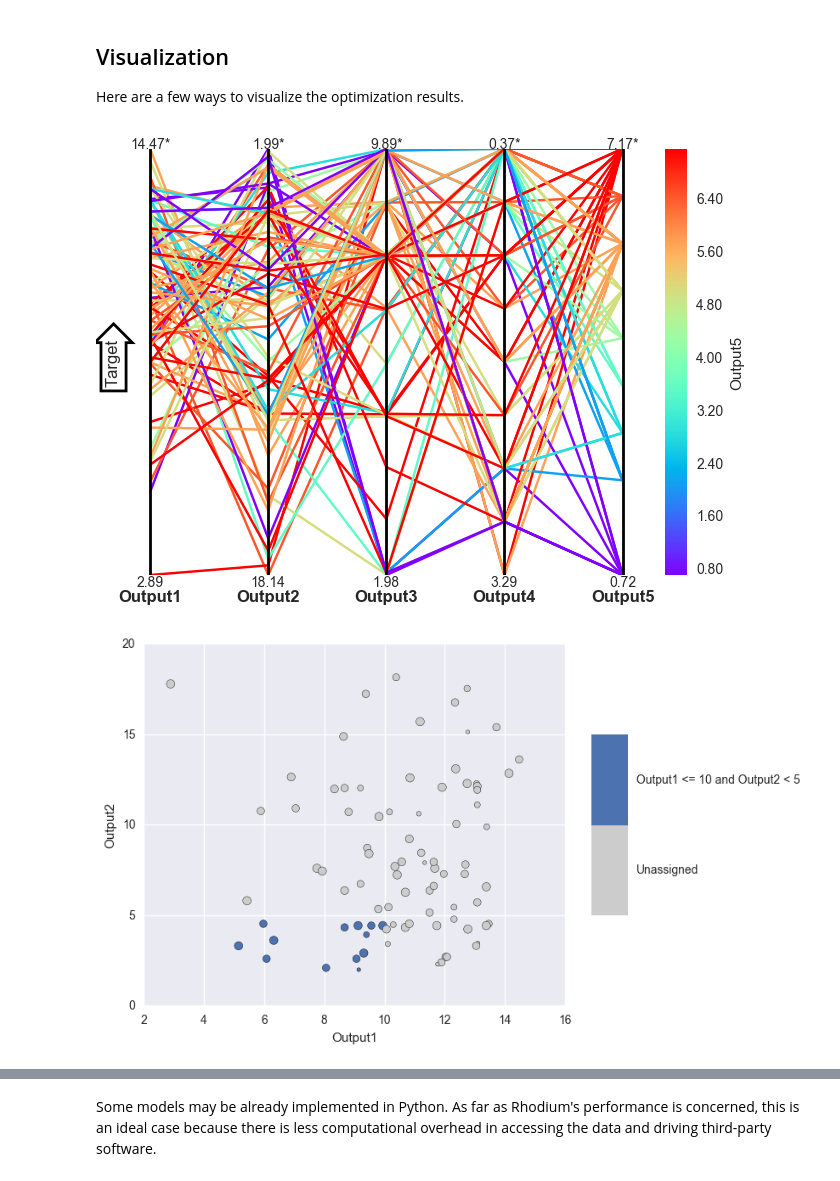
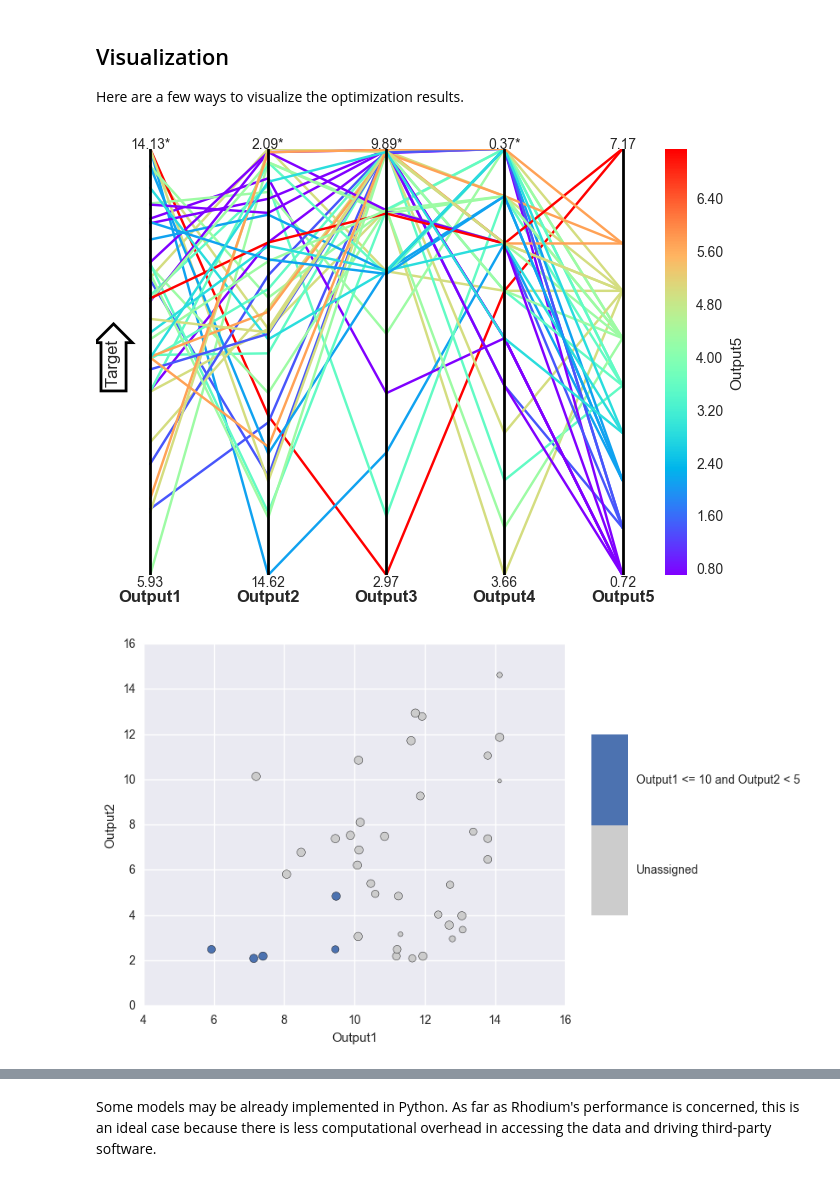
Before and after one commit to saschaishikawa/rdm-simple-model, a Jupyter notebook: SimpleModelDemo.ipynb, the cells around one changed output, grey strips where cells are left out. Cells and saved outputs as stored; diff of their text form; code cells hidden in the pictures.

Commit message:
create separate notebook for interactive rdm with excel; update notebook contents

```diff
--- a/SimpleModelDemo.ipynb
+++ b/SimpleModelDemo.ipynb
@@ -173,0 +36,19 @@ database_sheet.range('A1').value = df
+# %%
+# Connect to existing Excel workbook
+wb = load_workbook('SimpleModel.xlsx')
+
+output_sheet = wb['OUTPUTS']    # for output labels
+input_sheet = wb['INPUTS']      # for input labels, lever and uncertainty ranges
+
+# Define helper function to set up Pandas DataFrame
+def get_dataframe_with_headers(ws):
+    data = ws.values
+    cols = next(data)[1:]
+    data = list(data)
+    idx = [r[0] for r in data]
+    data = (islice(r, 1, None) for r in data)
+    df = DataFrame(data, index=idx, columns=cols)
+    return df
+
+df_input = get_dataframe_with_headers(input_sheet)
+df_output = get_dataframe_with_headers(output_sheet)
@@ -173,0 +182,23 @@ database_sheet.range('A1').value = df
+# %%
+# re-define inputs as levers
+model_r.levers = [
+    IntegerLever( df_input.index[0], df_input['Low'][0], df_input['High'][0] ),
+    IntegerLever( df_input.index[1], df_input['Low'][1], df_input['High'][1] ),
+    IntegerLever( df_input.index[2], df_input['Low'][2], df_input['High'][2] ),
+    IntegerLever( df_input.index[3], df_input['Low'][3], df_input['High'][3] ),
+    IntegerLever( df_input.index[4], df_input['Low'][4], df_input['High'][4] ),
+    IntegerLever( df_input.index[5], df_input['Low'][5], df_input['High'][5] ),
+    IntegerLever( df_input.index[6], df_input['Low'][6], df_input['High'][6] ),
+    IntegerLever( df_input.index[7], df_input['Low'][7], df_input['High'][7] ),
+    IntegerLever( df_input.index[8], df_input['Low'][8], df_input['High'][8] ),
+    IntegerLever( df_input.index[9], df_input['Low'][9], df_input['High'][9] )
+]
+
+# re-define outputs with optimizations
+model_r.responses = [
+    Response( df_output.index[0], Response.MAXIMIZE ),
+    Response( df_output.index[1], Response.MINIMIZE ),
+    Response( df_output.index[2], Response.MAXIMIZE ),
+    Response( df_output.index[3], Response.MINIMIZE ),
+    Response( df_output.index[4], Response.INFO ) # disregard during optimization
+]
@@ -179,13 +250,13 @@ Here are a few ways to visualize the optimization results.
 sns.set()
 sns.set_style('darkgrid')
 # %%
-parallel_coordinates(model_xl, output_xl, colormap='rainbow', target='top')
+parallel_coordinates(model_r, output_r, colormap='rainbow', target='top')
 plt.show()
 # %% [output]
-[figure, old version]
+[figure, new version]
 # %%
-scatter2d(model_xl, output_xl, brush="Output1 <= 10 and Output2 < 5")
+scatter2d(model_r, output_r, brush="Output1 <= 10 and Output2 < 5")
 plt.show()
 # %% [output]
-[figure, old version]
+[figure, new version]
 # %%
```
Also changed, not shown: parts of 74 cells of this notebook, 2 other files.
